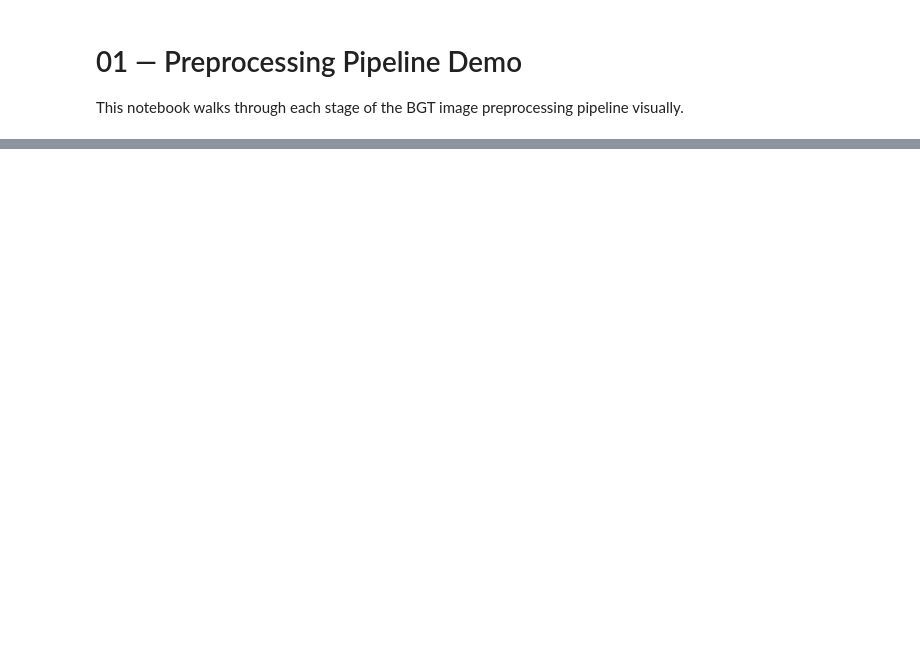
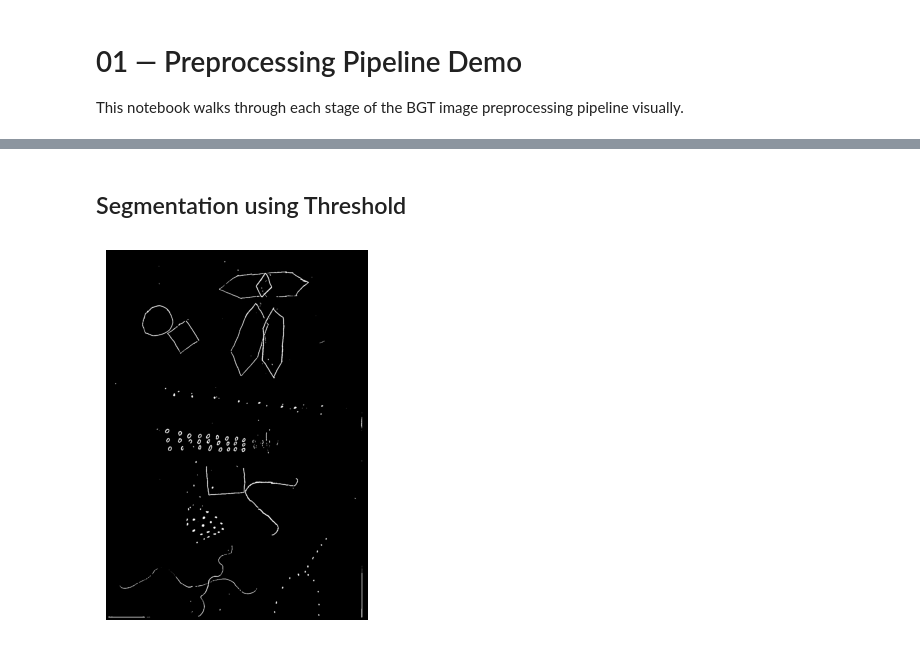
Before and after one commit to abdallahkareem/bender-gestalt-analysis, a Jupyter notebook: notebooks/01_preprocessing_demo.ipynb, the cells around one changed output, grey strips where cells are left out. Cells and saved outputs as stored; diff of their text form; code cells hidden in the pictures; blank space fills up the shorter version.

```diff
--- a/notebooks/01_preprocessing_demo.ipynb
+++ b/notebooks/01_preprocessing_demo.ipynb
@@ -43,0 +47,16 @@ plt.show()
+# %% [markdown]
+## Segmentation using Threshold
+# %%
+thresh = cv2.adaptiveThreshold(
+    enhanced,
+    255,
+    cv2.ADAPTIVE_THRESH_GAUSSIAN_C,
+    cv2.THRESH_BINARY_INV,
+    21,
+    10
+)
+
+display_img(thresh)
+upload_img(r"tests\thresh.jpg",thresh)
+# %% [output]
+[figure, added]
```
Also changed, not shown: parts of 18 cells of this notebook, 10 other files.
